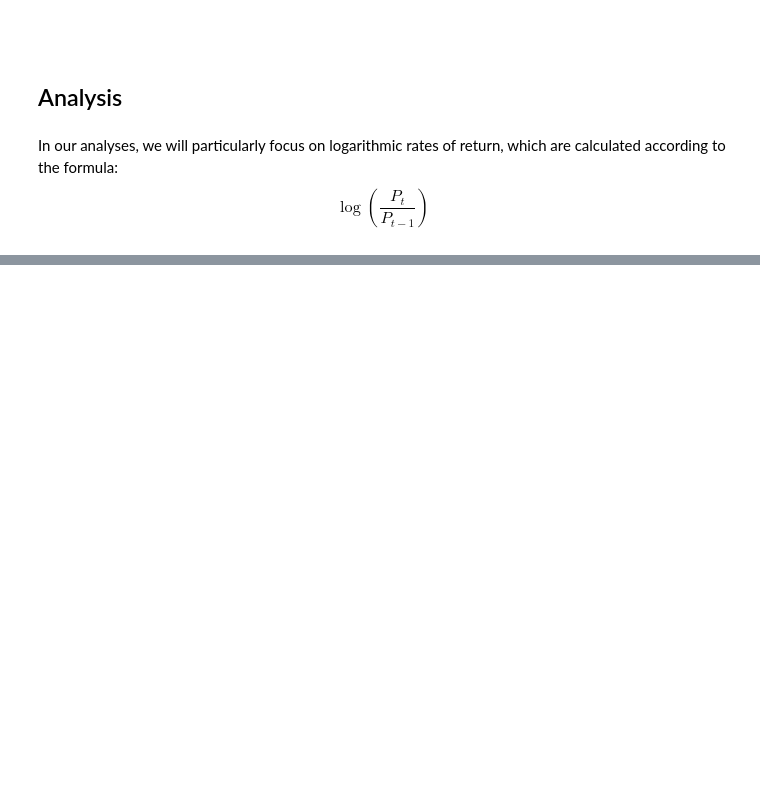
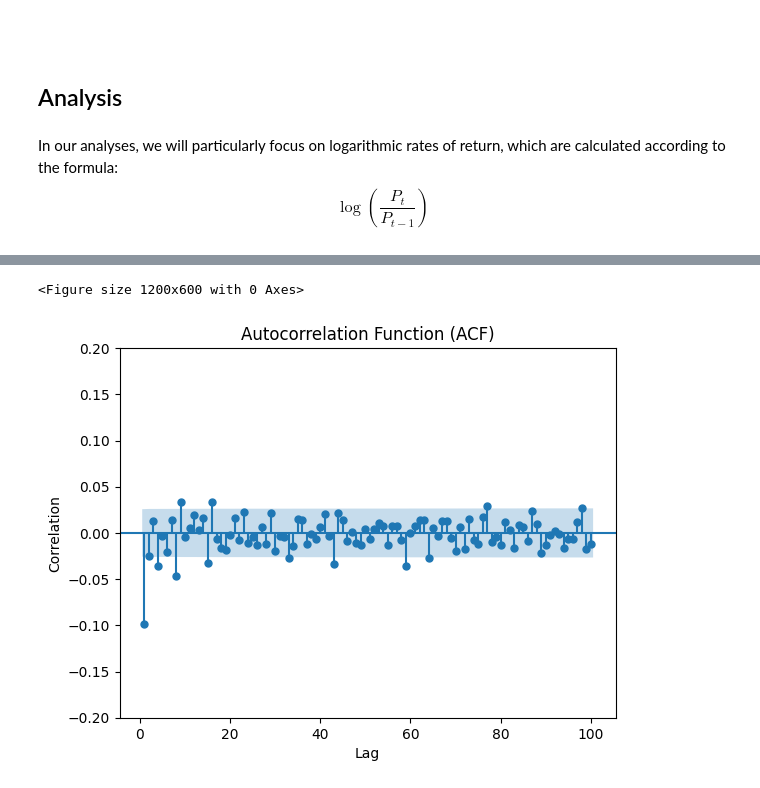
Before and after one commit to GrzegorzPus/Volatility-modeling-of-financial-instruments, a Jupyter notebook: Volatility modeling-Microsoft.ipynb, the cells around one changed output, grey strips where cells are left out. Saved outputs shown, nothing was run; the diff lists cells and outputs as text; code cells hidden in the pictures; blank space fills up the shorter version.

```diff
--- a/Volatility modeling-Microsoft.ipynb
+++ b/Volatility modeling-Microsoft.ipynb
@@ -80,0 +109,12 @@ ms = ms.dropna()
+# %%
+plt.figure(figsize=(12, 6))
+plot_acf(x=ms['Log Return'], lags=100, zero=False)
+plt.title('Autocorrelation Function (ACF)')
+plt.xlabel('Lag')
+plt.ylabel('Correlation')
+plt.ylim(-0.2, 0.2)
+
+plt.show()
+# %% [output]
+<Figure size 1200x600 with 0 Axes>
+[figure, added]
```
Also changed, not shown: parts of 8 cells of this notebook.
